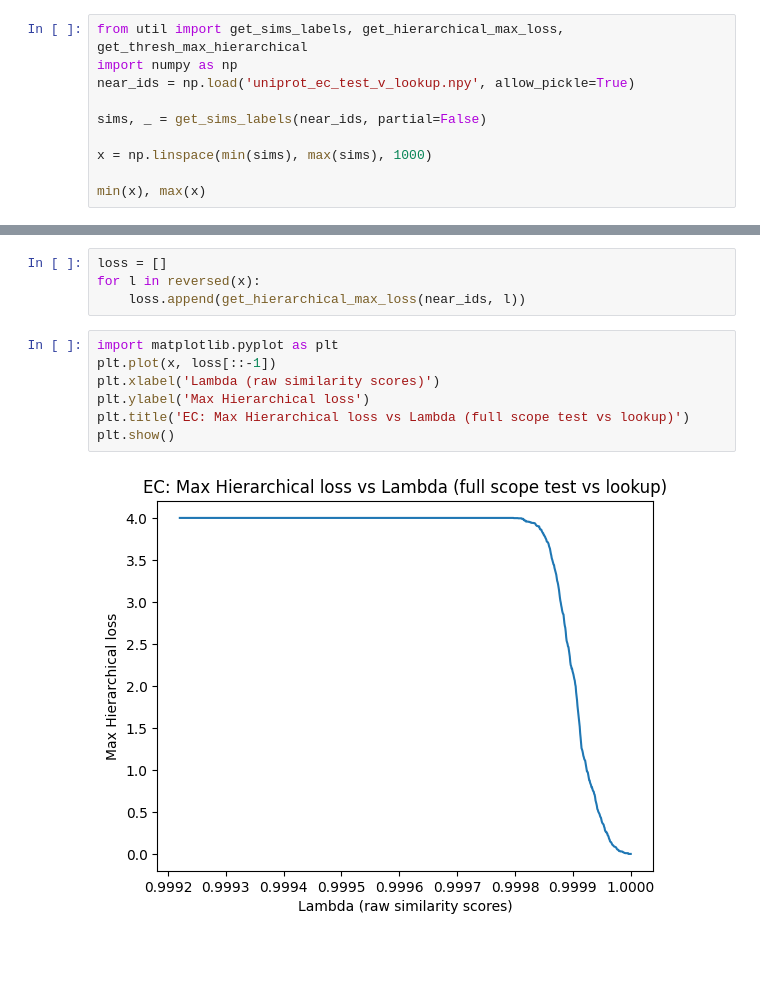
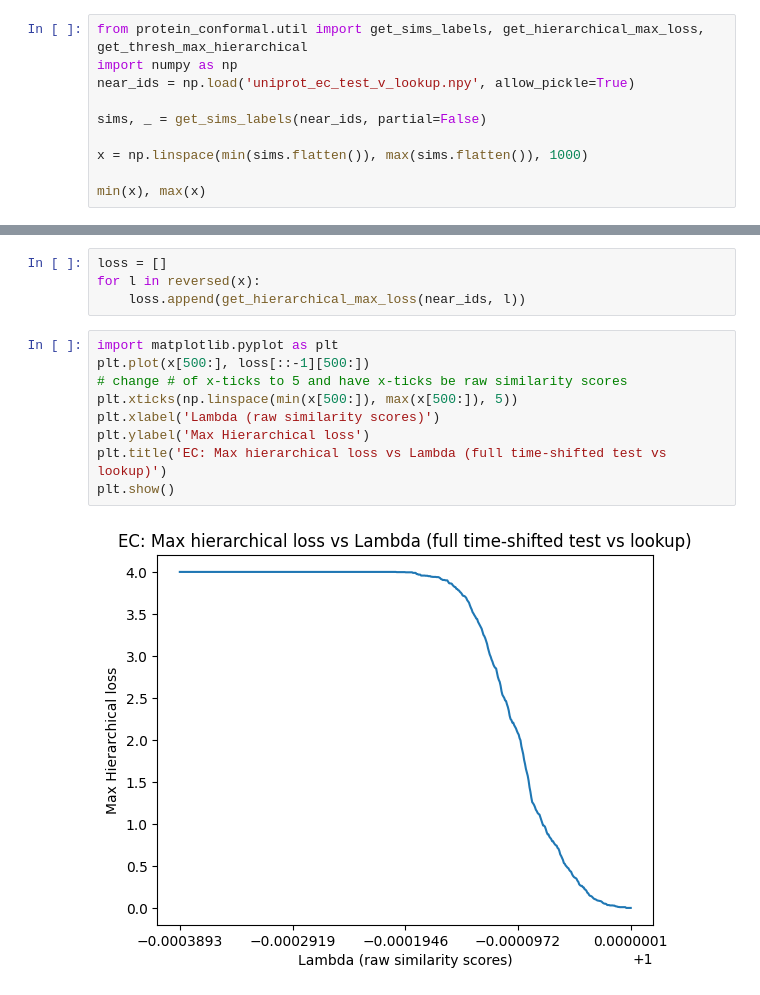
Before and after one commit to ronboger/conformal-protein-retrieval, a Jupyter notebook: ec/analyze_ec_hierarchical_loss_protein_vec.ipynb, the cells around one changed output, grey strips where cells are left out. Drawn from its saved outputs; the diff is of its cells as text; blank space fills up the shorter version.

Commit message:
plot generation

```diff
--- a/ec/analyze_ec_hierarchical_loss_protein_vec.ipynb
+++ b/ec/analyze_ec_hierarchical_loss_protein_vec.ipynb
@@ -114,13 +114,13 @@ plt.show()
 ### Try max hierarchical loss
 Taking the max over the set of retrieved proteins within our similarity threshold may be better, as it increases monotonically.
 # %%
-from util import get_sims_labels, get_hierarchical_max_loss, get_thresh_max_hierarchical
+from protein_conformal.util import get_sims_labels, get_hierarchical_max_loss, get_thresh_max_hierarchical
 import numpy as np
 near_ids = np.load('uniprot_ec_test_v_lookup.npy', allow_pickle=True)
 
 sims, _ = get_sims_labels(near_ids, partial=False)
 
-x = np.linspace(min(sims), max(sims), 1000)
+x = np.linspace(min(sims.flatten()), max(sims.flatten()), 1000)
 
 min(x), max(x)
 # %% [output]
@@ -131,10 +131,12 @@ for l in reversed(x):
     loss.append(get_hierarchical_max_loss(near_ids, l))
 # %%
 import matplotlib.pyplot as plt
-plt.plot(x, loss[::-1])
+plt.plot(x[500:], loss[::-1][500:])
+# change # of x-ticks to 5 and have x-ticks be raw similarity scores
+plt.xticks(np.linspace(min(x[500:]), max(x[500:]), 5))
 plt.xlabel('Lambda (raw similarity scores)')
 plt.ylabel('Max Hierarchical loss')
-plt.title('EC: Max Hierarchical loss vs Lambda (full scope test vs lookup)')
+plt.title('EC: Max hierarchical loss vs Lambda (full time-shifted test vs lookup)')
 plt.show()
 # %% [output]
-[figure, old version]
+[figure, new version]
```
Also changed, not shown: parts of 8 cells of this notebook, 3 other files.
